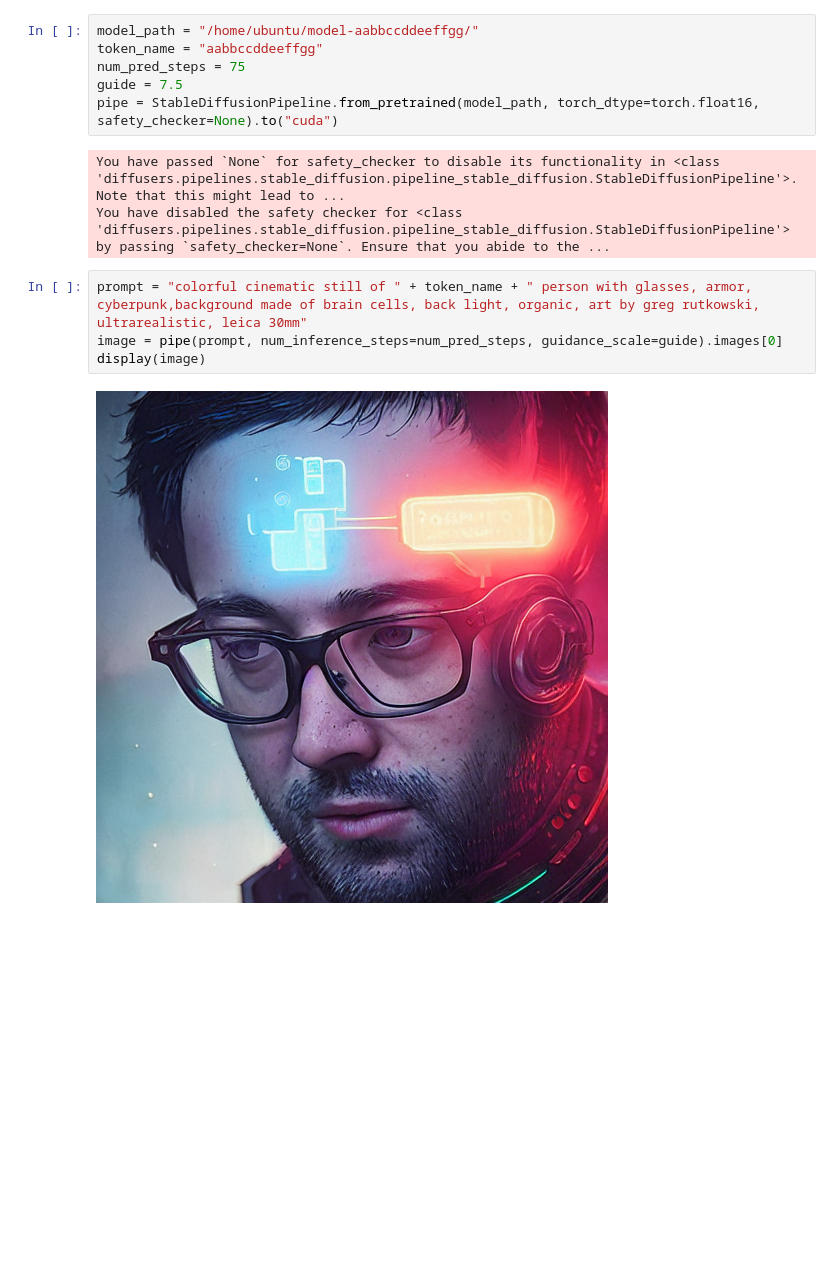
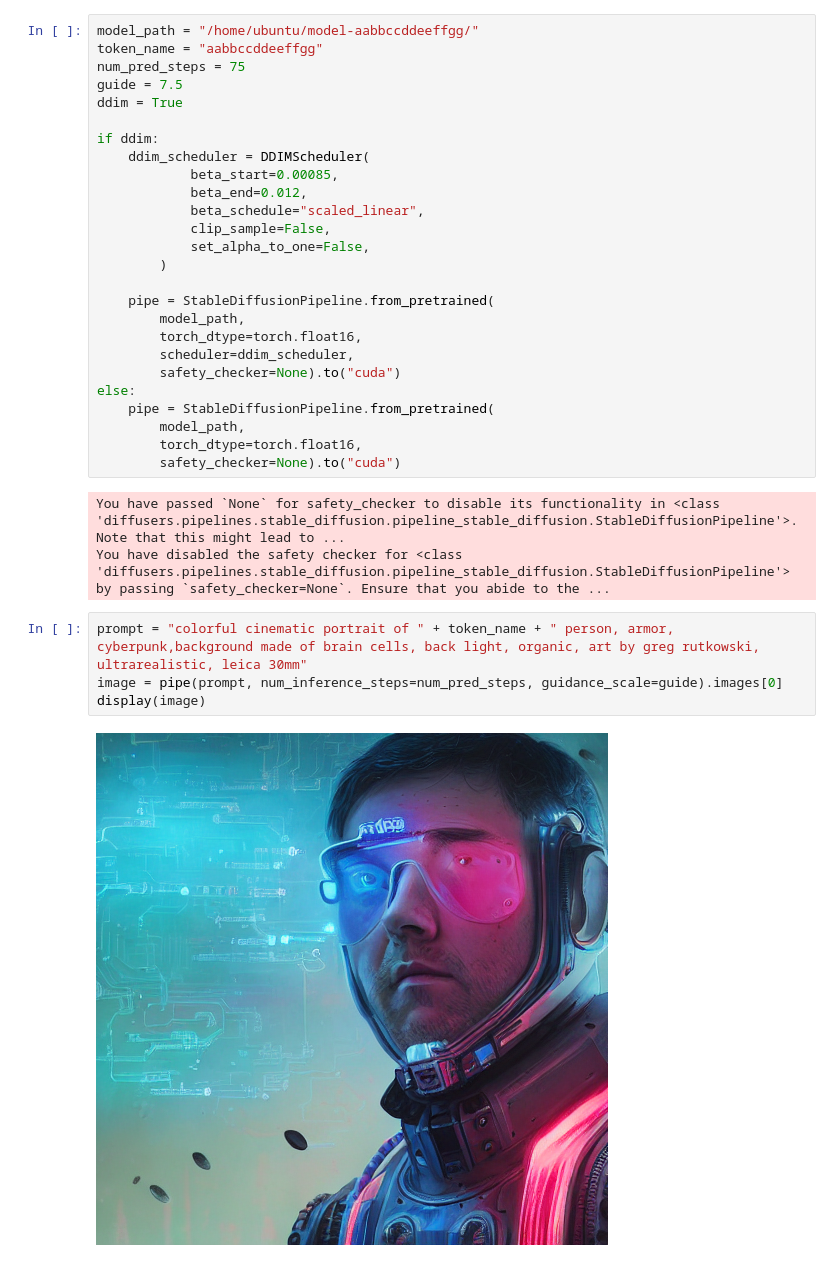
Before and after one commit to LambdaLabsML/dreambooth, a Jupyter notebook: test.ipynb, the cells around one changed output. Drawn from its saved outputs; the diff is of its cells as text; blank space fills up the shorter version.

Commit message:
Add ddim scheduler option to test.ipynb

```diff
--- a/test.ipynb
+++ b/test.ipynb
@@ -7,13 +7,33 @@ model_path = "/home/ubuntu/model-aabbccddeeffgg/"
 token_name = "aabbccddeeffgg"
 num_pred_steps = 75
 guide = 7.5
-pipe = StableDiffusionPipeline.from_pretrained(model_path, torch_dtype=torch.float16, safety_checker=None).to("cuda")
+ddim = True
+
+if ddim:
+    ddim_scheduler = DDIMScheduler(
+            beta_start=0.00085,
+            beta_end=0.012,
+            beta_schedule="scaled_linear",
+            clip_sample=False,
+            set_alpha_to_one=False,
+        )
+
+    pipe = StableDiffusionPipeline.from_pretrained(
+        model_path,
+        torch_dtype=torch.float16,
+        scheduler=ddim_scheduler,
+        safety_checker=None).to("cuda")
+else:
+    pipe = StableDiffusionPipeline.from_pretrained(
+        model_path,
+        torch_dtype=torch.float16,
+        safety_checker=None).to("cuda")
 # %% [output]
 You have passed `None` for safety_checker to disable its functionality in <class 'diffusers.pipelines.stable_diffusion.pipeline_stable_diffusion.StableDiffusionPipeline'>. Note that this might lead to ...
 You have disabled the safety checker for <class 'diffusers.pipelines.stable_diffusion.pipeline_stable_diffusion.StableDiffusionPipeline'> by passing `safety_checker=None`. Ensure that you abide to the ...
 # %%
-prompt = "colorful cinematic still of " + token_name + " person with glasses, armor, cyberpunk,background made of brain cells, back light, organic, art by greg rutkowski, ultrarealistic, leica 30mm"
+prompt = "colorful cinematic portrait of " + token_name + " person, armor, cyberpunk,background made of brain cells, back light, organic, art by greg rutkowski, ultrarealistic, leica 30mm"
 image = pipe(prompt, num_inference_steps=num_pred_steps, guidance_scale=guide).images[0]
 display(image)
 # %% [output]
-[figure, old version]
+[figure, new version]
```
Also changed, not shown: parts of 1 cell of this notebook.
